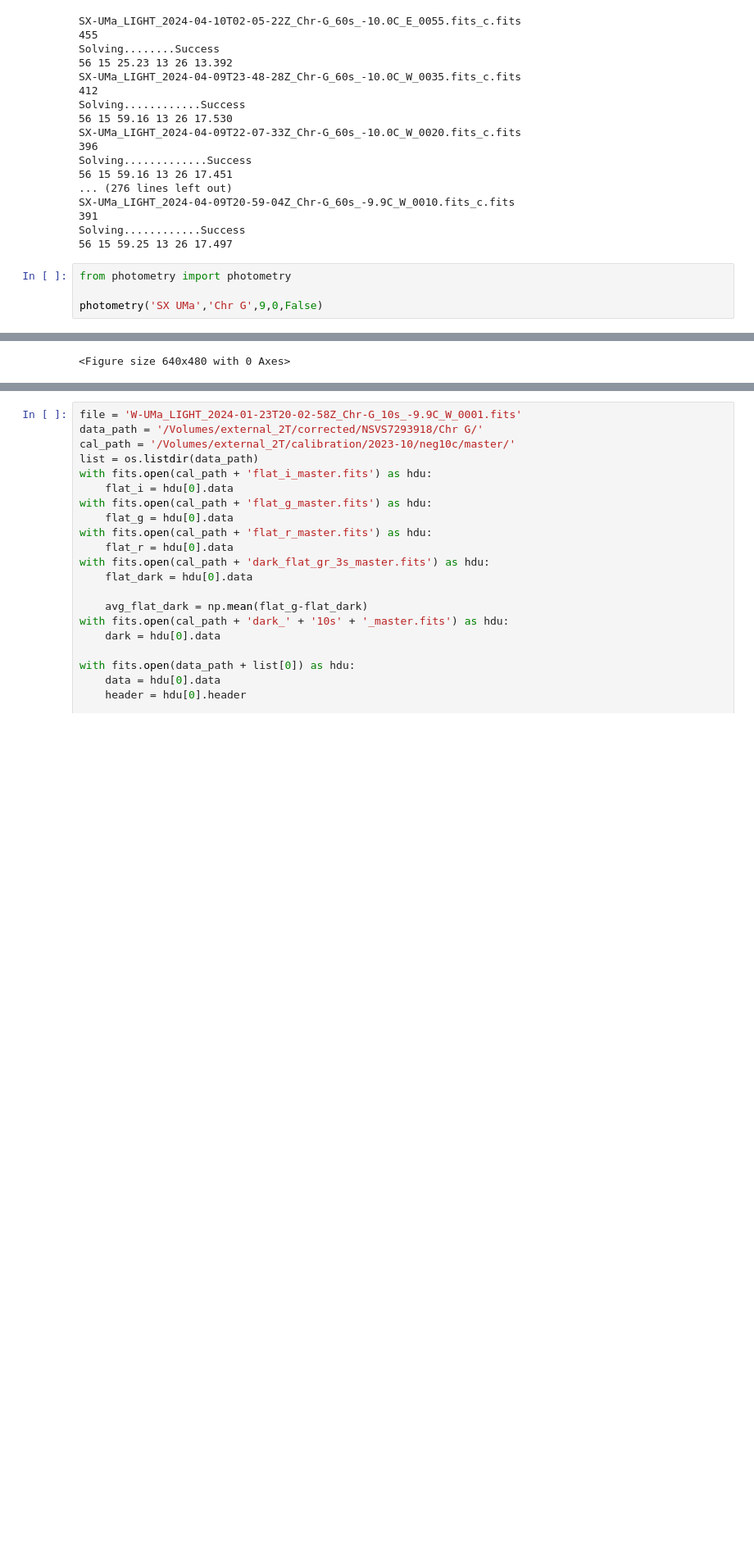
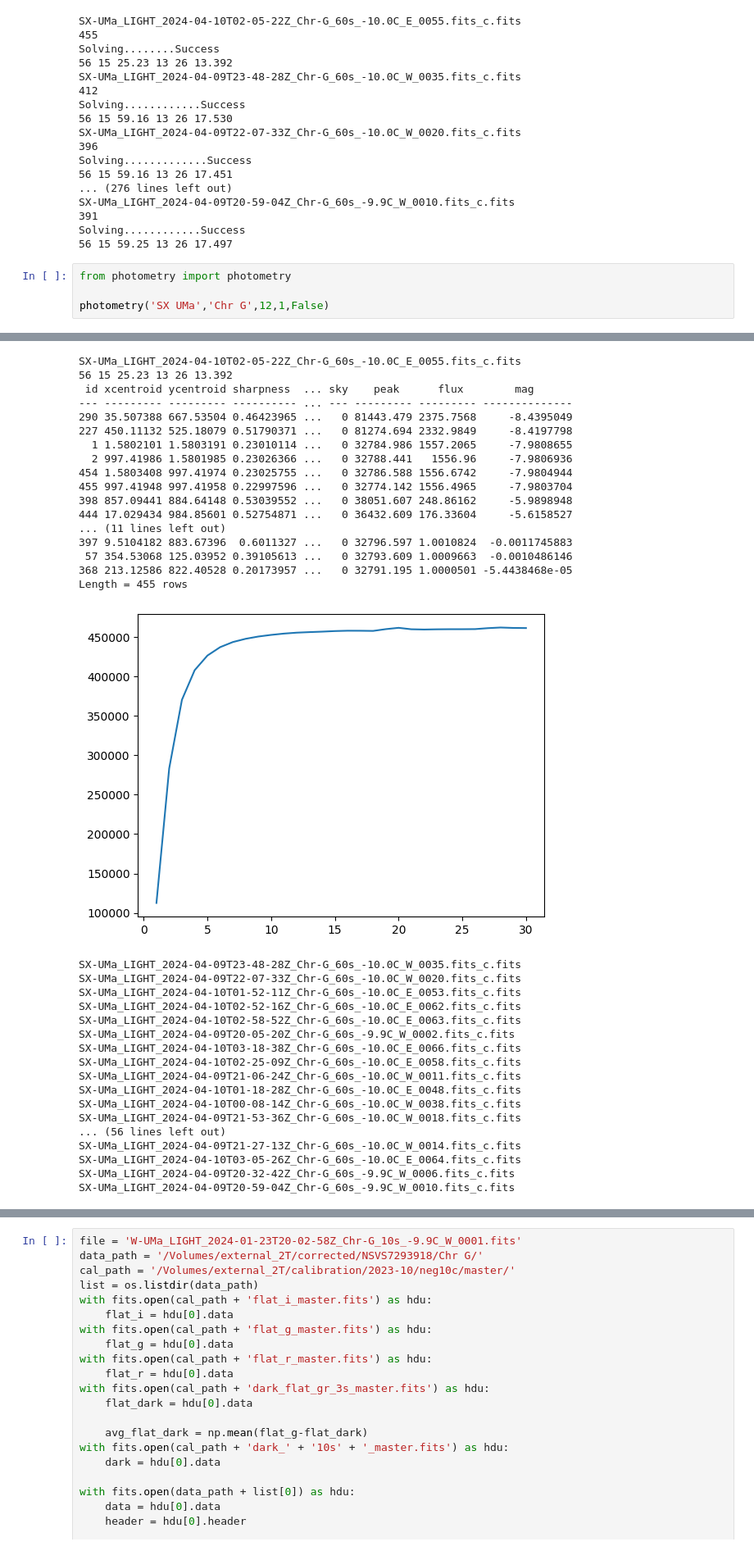
Before and after one commit to lewismcnish/Astronomy, a Jupyter notebook: Year_3/seperate.ipynb, the cells around one changed output, grey strips where cells are left out. Shown: that part at 82% size. Drawn from its saved outputs; the diff is of its cells as text; blank space fills up the shorter version.

```diff
--- a/Year_3/seperate.ipynb
+++ b/Year_3/seperate.ipynb
@@ -481,5 +481,5 @@ Solving............Success
 # %%
 from photometry import photometry
 
-photometry('SX UMa','Chr G',9,0,False)
+photometry('SX UMa','Chr G',12,1,False)
 # %% [output]
@@ -487 +489,35 @@ OSError: Cannot save file into a non-existent directory: 'airmass/G'
-<Figure size 640x480 with 0 Axes>
+SX-UMa_LIGHT_2024-04-10T02-05-22Z_Chr-G_60s_-10.0C_E_0055.fits_c.fits
+56 15 25.23 13 26 13.392
+ id xcentroid ycentroid sharpness  ... sky    peak      flux        mag
+--- --------- --------- ---------- ... --- --------- --------- --------------
+290 35.507388 667.53504 0.46423965 ...   0 81443.479 2375.7568     -8.4395049
+227 450.11132 525.18079 0.51790371 ...   0 81274.694 2332.9849     -8.4197798
+  1 1.5802101 1.5803191 0.23010114 ...   0 32784.986 1557.2065     -7.9808655
+  2 997.41986 1.5801985 0.23026366 ...   0 32788.441   1556.96     -7.9806936
+454 1.5803408 997.41974 0.23025755 ...   0 32786.588 1556.6742     -7.9804944
+455 997.41948 997.41958 0.22997596 ...   0 32774.142 1556.4965     -7.9803704
+398 857.09441 884.64148 0.53039552 ...   0 38051.607 248.86162     -5.9898948
+444 17.029434 984.85601 0.52754871 ...   0 36432.609 176.33604     -5.6158527
+... (11 lines left out)
+397 9.5104182 883.67396  0.6011327 ...   0 32796.597 1.0010824  -0.0011745883
+ 57 354.53068 125.03952 0.39105613 ...   0 32793.609 1.0009663  -0.0010486146
+368 213.12586 822.40528 0.20173957 ...   0 32791.195 1.0000501 -5.4438468e-05
+Length = 455 rows
+[figure, added]
+SX-UMa_LIGHT_2024-04-09T23-48-28Z_Chr-G_60s_-10.0C_W_0035.fits_c.fits
+SX-UMa_LIGHT_2024-04-09T22-07-33Z_Chr-G_60s_-10.0C_W_0020.fits_c.fits
+SX-UMa_LIGHT_2024-04-10T01-52-11Z_Chr-G_60s_-10.0C_E_0053.fits_c.fits
+SX-UMa_LIGHT_2024-04-10T02-52-16Z_Chr-G_60s_-10.0C_E_0062.fits_c.fits
+SX-UMa_LIGHT_2024-04-10T02-58-52Z_Chr-G_60s_-10.0C_E_0063.fits_c.fits
+SX-UMa_LIGHT_2024-04-09T20-05-20Z_Chr-G_60s_-9.9C_W_0002.fits_c.fits
+SX-UMa_LIGHT_2024-04-10T03-18-38Z_Chr-G_60s_-10.0C_E_0066.fits_c.fits
+SX-UMa_LIGHT_2024-04-10T02-25-09Z_Chr-G_60s_-10.0C_E_0058.fits_c.fits
+SX-UMa_LIGHT_2024-04-09T21-06-24Z_Chr-G_60s_-10.0C_W_0011.fits_c.fits
+SX-UMa_LIGHT_2024-04-10T01-18-28Z_Chr-G_60s_-10.0C_E_0048.fits_c.fits
+SX-UMa_LIGHT_2024-04-10T00-08-14Z_Chr-G_60s_-10.0C_W_0038.fits_c.fits
+SX-UMa_LIGHT_2024-04-09T21-53-36Z_Chr-G_60s_-10.0C_W_0018.fits_c.fits
+... (56 lines left out)
+SX-UMa_LIGHT_2024-04-09T21-27-13Z_Chr-G_60s_-10.0C_W_0014.fits_c.fits
+SX-UMa_LIGHT_2024-04-10T03-05-26Z_Chr-G_60s_-10.0C_E_0064.fits_c.fits
+SX-UMa_LIGHT_2024-04-09T20-32-42Z_Chr-G_60s_-9.9C_W_0006.fits_c.fits
+SX-UMa_LIGHT_2024-04-09T20-59-04Z_Chr-G_60s_-9.9C_W_0010.fits_c.fits
```
Also changed, not shown: parts of 1 cell of this notebook, 13 other files.
